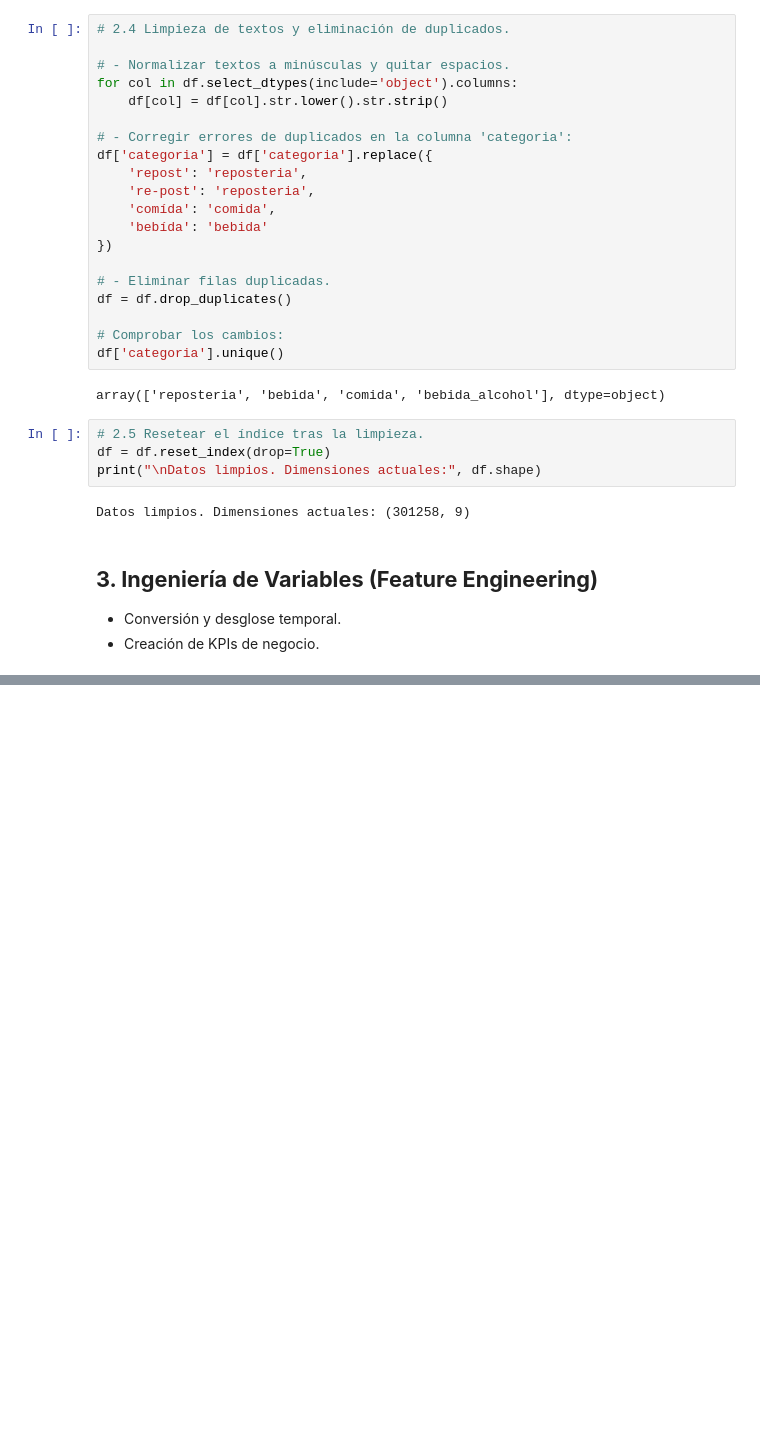
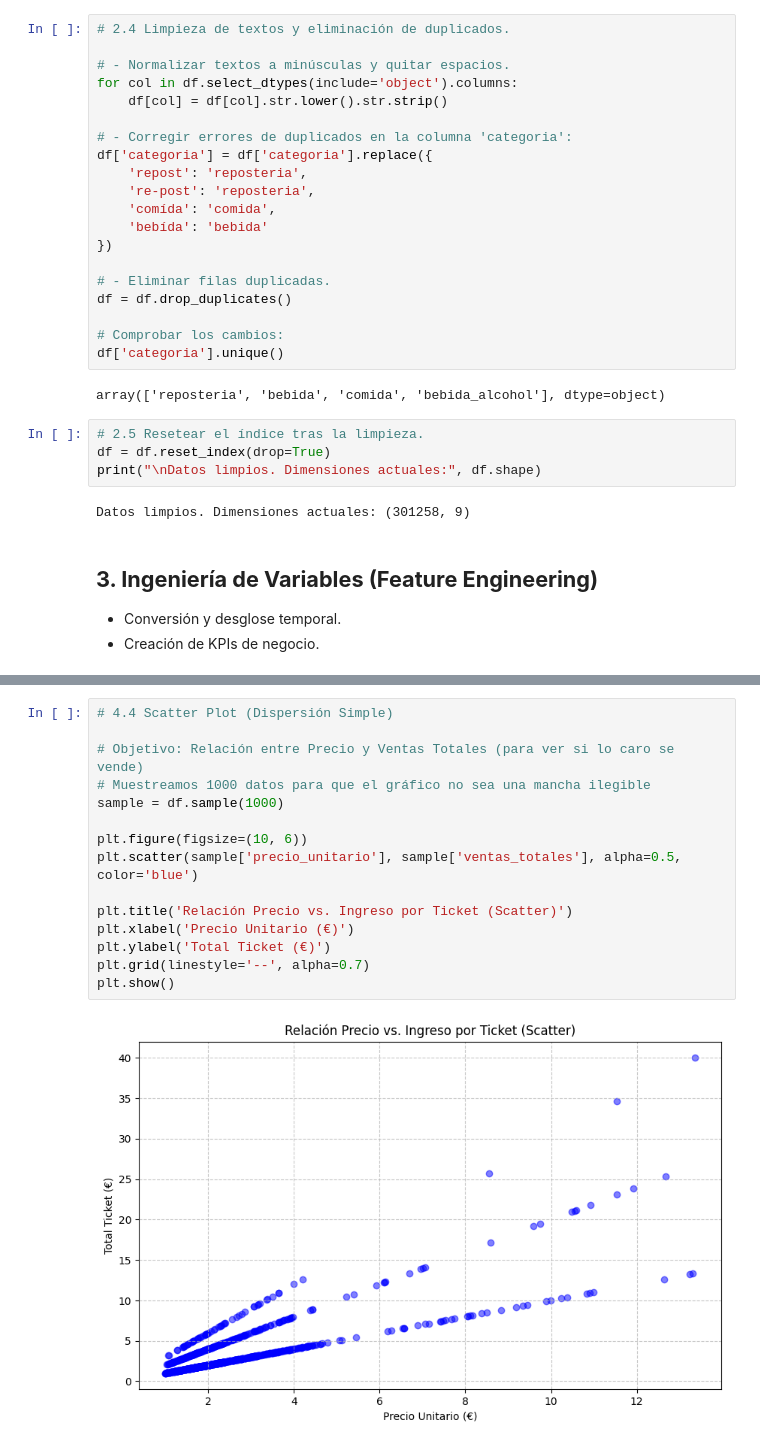
Before and after one commit to IbaiGarcia13/RETO2-G2-Cafeteria, a Jupyter notebook: RETO/RETO.ipynb, the cells around one changed output, grey strips where cells are left out. Cells and saved outputs as stored; diff of their text form; blank space fills up the shorter version.

```diff
--- a/RETO/RETO.ipynb
+++ b/RETO/RETO.ipynb
@@ -577,0 +319,17 @@ Recomendaciones: seguimiento de outliers, ajustar precios o promociones según t
+# %%
+# 4.4 Scatter Plot (Dispersión Simple)
+
+# Objetivo: Relación entre Precio y Ventas Totales (para ver si lo caro se vende)
+# Muestreamos 1000 datos para que el gráfico no sea una mancha ilegible
+sample = df.sample(1000)
+
+plt.figure(figsize=(10, 6))
+plt.scatter(sample['precio_unitario'], sample['ventas_totales'], alpha=0.5, color='blue')
+
+plt.title('Relación Precio vs. Ingreso por Ticket (Scatter)')
+plt.xlabel('Precio Unitario (€)')
+plt.ylabel('Total Ticket (€)')
+plt.grid(linestyle='--', alpha=0.7)
+plt.show()
+# %% [output]
+[figure, added]
```
Also changed, not shown: parts of 36 cells of this notebook.
